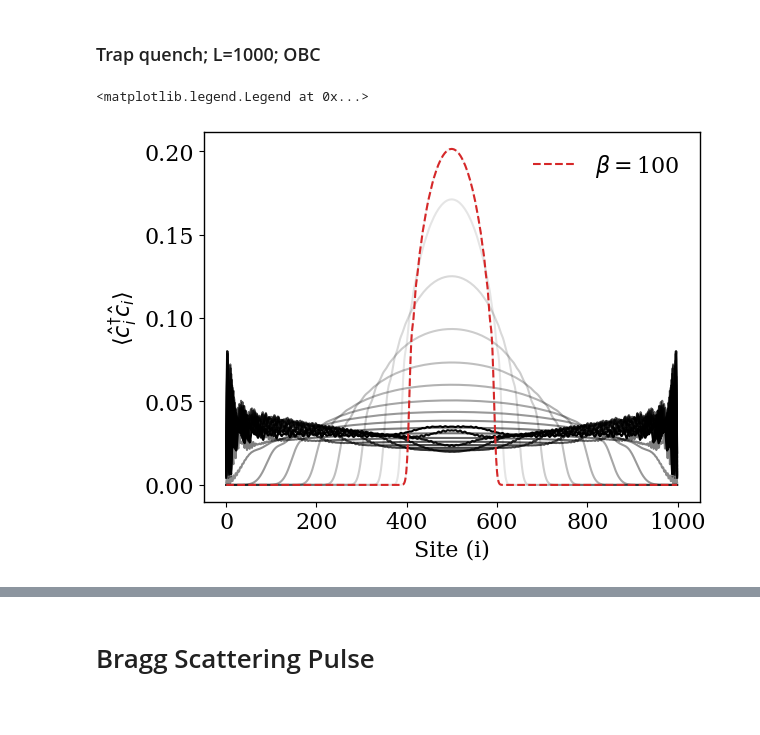
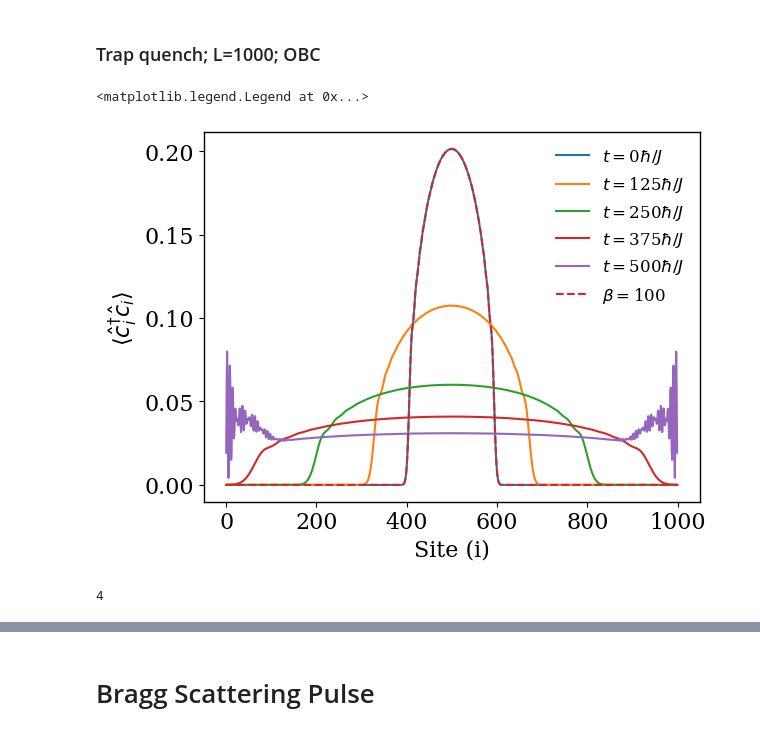
Before and after one commit to jcl6024/SF, a Jupyter notebook: ODFF_V2.ipynb, the cells around one changed output, grey strips where cells are left out. Drawn from its saved outputs; the diff is of its cells as text; code cells hidden in the pictures.

```diff
--- a/ODFF_V2.ipynb
+++ b/ODFF_V2.ipynb
@@ -2226,22 +2226,22 @@ Length = len(prequench_energy)
 nq[0:Np] = 1
 temp = 100
 time = 100
-tmax = 1000
-timesteps = 50
+tmax = 500
+timesteps = 125
 mu = GetChemicalPotential(Length,Np,temp,prequench_state,prequench_energy)
 
 densitymat = lambda time: pij(time,temp,mu,Length,prequench_state,postquench_state,prequench_energy,postquench_energy)
-test = list(map(densitymat,range(0,tmax,timesteps)))
+test = list(map(densitymat,range(0,tmax+1,timesteps)))
 
 fig = plt.figure()
 fig.tight_layout()
-for i in range(0,int(tmax/timesteps)):
-    plt.plot(sites,np.diag(test[i]),color='black',alpha=(i+1)*timesteps/tmax)
+for i in range(0,int(tmax/timesteps)+1):
+    plt.plot(sites,np.diag(test[i]),label=r'$t=$'+str(range(0,tmax+1,timesteps)[i])+r'$\hbar/J$')
 plt.plot(sites,np.diag(densitymat(0)),color='tab:red',linestyle='--',label=r'$\beta=$'+str(temp))
 plt.tick_params(labelsize=16)
 plt.xlabel('Site (i)',fontsize=16)
 plt.ylabel(r'$\langle \hat{c}_{i}^{\dagger}\hat{c}_{i} \rangle$',fontsize=16)
-plt.legend(frameon=False,fontsize=16)
+plt.legend(frameon=False,fontsize=12)
 
 ############################
 ### two-point correlator ###
@@ -2296,31 +2296,36 @@ plt.legend(frameon=False,fontsize=16)
 # plt.plot(sites,n,label='t='+str(np.round(time,1)),color='tab:red',linestyle='--')
 # plt.xlabel('site (i)',fontsize=16)
 # plt.ylabel(r'$\left\langle \hat{c}_{i}^{\dagger}\hat{c}_{i}\right\rangle$',fontsize=16)
 # plt.tick_params(labelsize=16)
 # plt.legend(ncols=5)
 # plt.xlim(0,100)
 
 #######################################
 ### momentum distribution functions ###
 #######################################
 # fig = plt.figure()
 # fig.tight_layout()
 # temp = 100
 # times = [0,250,1000]
 # Np = 31
 # chempot = GetChemicalPotential(Length,Np,temp,prequench_state,prequench_energy)
 # k = np.linspace(-np.pi,np.pi,101)[:-1]
 # linestyle = ['-','--','-.']
 
 # for t in times:
 #     NCorr = pij(t,temp,chempot,len(sites),prequench_state,postquench_state,prequench_energy,postquench_energy)
 #     mdf = lambda k: nkt(k,Length,NCorr)
 #     n = list(map(mdf,k))
 #     plt.plot(k,n,label=r'$t=$'+str(t)+'$\hbar/J$',linestyle=linestyle[times.index(t)])
 # plt.xlabel('$ka$',fontsize=16)
 # plt.ylabel('$n_k$',fontsize=16)
 # plt.tick_params(labelsize=16)
 # plt.legend(frameon=False,fontsize=12)
 # %% [output]
 <matplotlib.legend.Legend at 0x...>
-[figure, old version]
+[figure, new version]
+# %%
+len(test)
+int(tmax/timesteps)
+# %% [output]
+4
```
Also changed, not shown: parts of 10 cells of this notebook, 26 other files.
